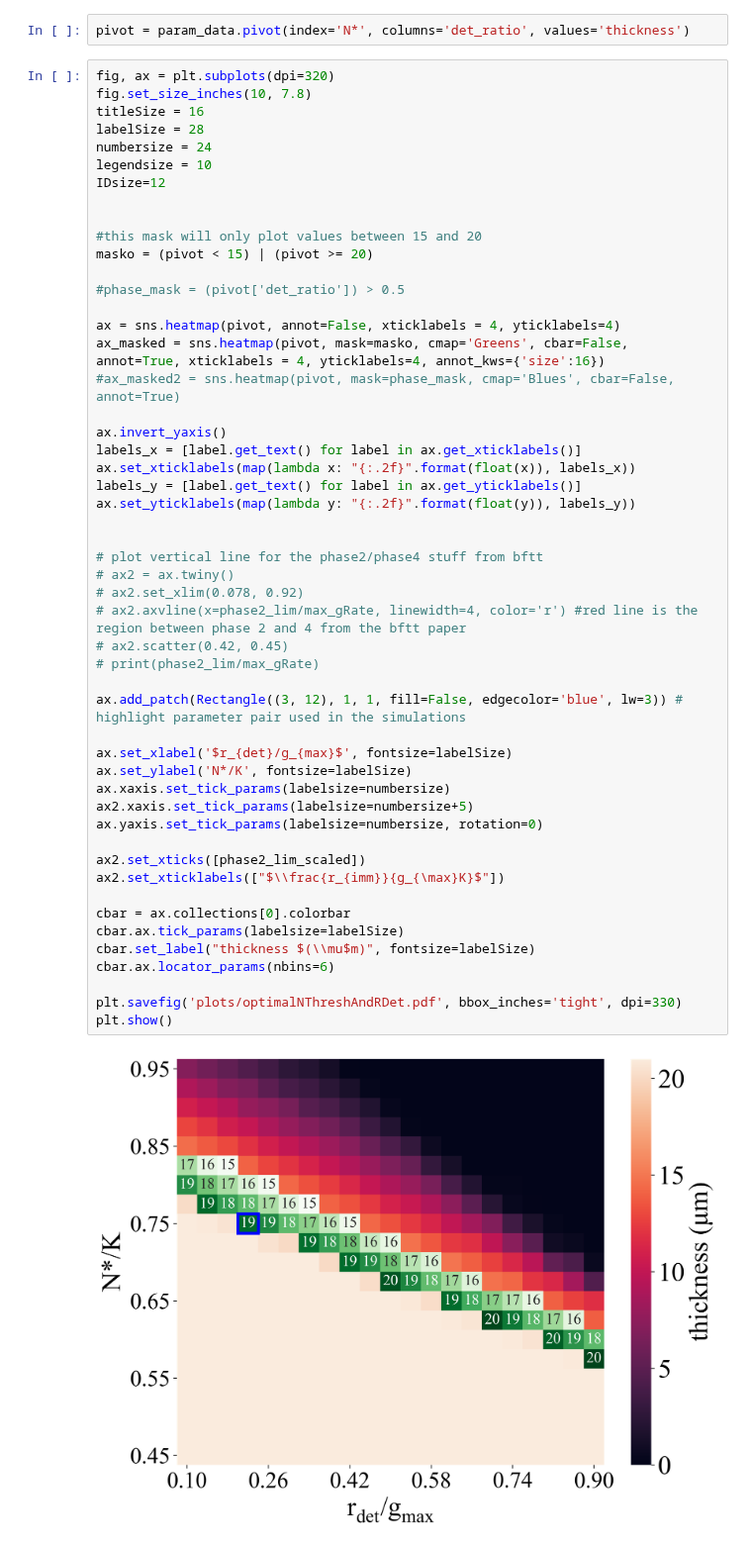
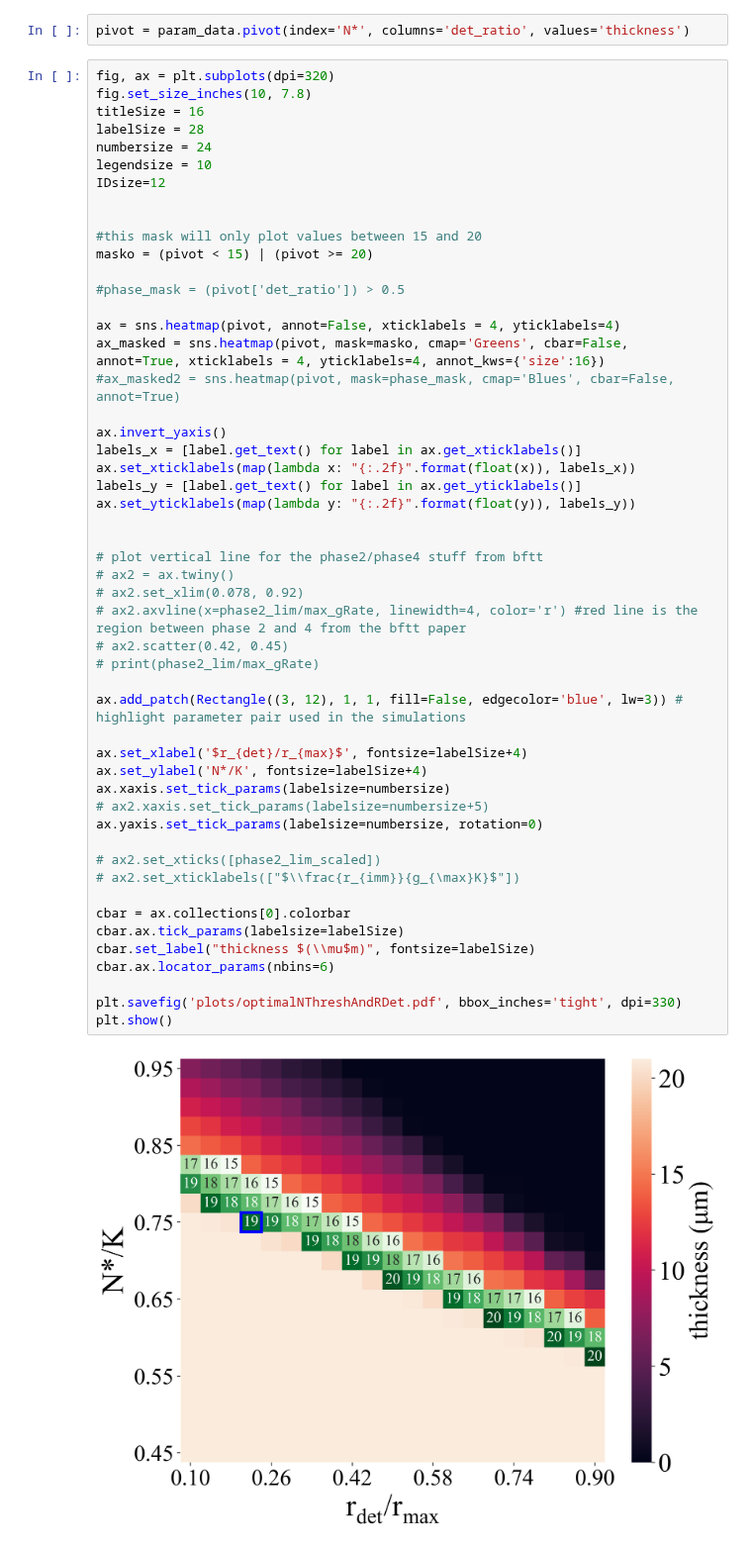
Before and after one commit to patricksinclair/multispecies_postprocessing, a Jupyter notebook: parameter_diagnostics/optimal_param_pairs.ipynb, the cells around one changed output. Shown at 99% size. Saved outputs shown, nothing was run; the diff lists cells and outputs as text.

```diff
--- a/parameter_diagnostics/optimal_param_pairs.ipynb
+++ b/parameter_diagnostics/optimal_param_pairs.ipynb
@@ -71,38 +71,38 @@ ax_masked = sns.heatmap(pivot, mask=masko, cmap='Greens', cbar=False, annot=True
 #ax_masked2 = sns.heatmap(pivot, mask=phase_mask, cmap='Blues', cbar=False, annot=True)
 
 ax.invert_yaxis()
 labels_x = [label.get_text() for label in ax.get_xticklabels()]
 ax.set_xticklabels(map(lambda x: "{:.2f}".format(float(x)), labels_x))
 labels_y = [label.get_text() for label in ax.get_yticklabels()]
 ax.set_yticklabels(map(lambda y: "{:.2f}".format(float(y)), labels_y))
 
 
 # plot vertical line for the phase2/phase4 stuff from bftt
 # ax2 = ax.twiny()
 # ax2.set_xlim(0.078, 0.92)
 # ax2.axvline(x=phase2_lim/max_gRate, linewidth=4, color='r') #red line is the region between phase 2 and 4 from the bftt paper
 # ax2.scatter(0.42, 0.45)
 # print(phase2_lim/max_gRate)
 
 ax.add_patch(Rectangle((3, 12), 1, 1, fill=False, edgecolor='blue', lw=3)) # highlight parameter pair used in the simulations
 
-ax.set_xlabel('$r_{det}/g_{max}$', fontsize=labelSize)
-ax.set_ylabel('N*/K', fontsize=labelSize)
+ax.set_xlabel('$r_{det}/r_{max}$', fontsize=labelSize+4)
+ax.set_ylabel('N*/K', fontsize=labelSize+4)
 ax.xaxis.set_tick_params(labelsize=numbersize)
-ax2.xaxis.set_tick_params(labelsize=numbersize+5)
+# ax2.xaxis.set_tick_params(labelsize=numbersize+5)
 ax.yaxis.set_tick_params(labelsize=numbersize, rotation=0)
 
-ax2.set_xticks([phase2_lim_scaled])
-ax2.set_xticklabels(["$\\frac{r_{imm}}{g_{\max}K}$"])
+# ax2.set_xticks([phase2_lim_scaled])
+# ax2.set_xticklabels(["$\\frac{r_{imm}}{g_{\max}K}$"])
 
 cbar = ax.collections[0].colorbar
 cbar.ax.tick_params(labelsize=labelSize)
 cbar.set_label("thickness $(\\mu$m)", fontsize=labelSize)
 cbar.ax.locator_params(nbins=6)
 
 plt.savefig('plots/optimalNThreshAndRDet.pdf', bbox_inches='tight', dpi=330)
 plt.show()
 # %% [output]
-[figure, old version]
+[figure, new version]
 # %%
 pivot
```
Also changed, not shown: parts of 3 cells of this notebook, 5 other files.
